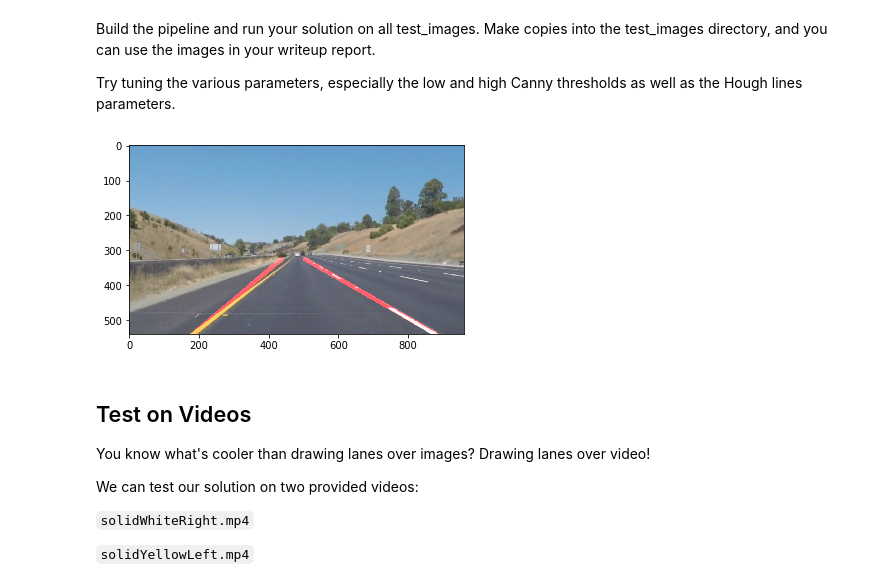
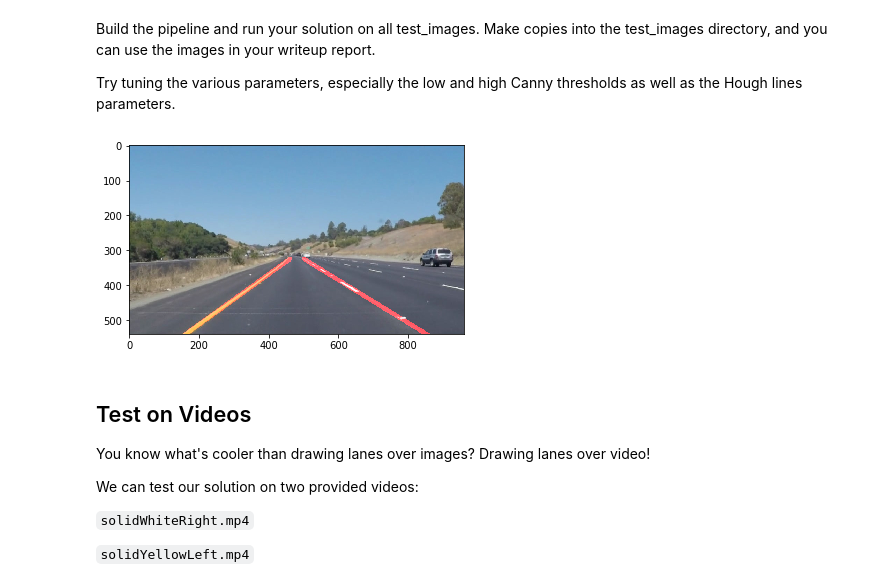
Before and after one commit to baninho/CarND-P1, a Jupyter notebook: P1.ipynb, the cells around one changed output. Saved outputs shown, nothing was run; the diff lists cells and outputs as text; code cells hidden in the pictures.

```diff
--- a/P1.ipynb
+++ b/P1.ipynb
@@ -293,43 +293,43 @@ def mark_lanes(img, lines):
         right_line_old = [rx1,ry1,rx2,ry2]
 
     # discard outliers and filter
-    if np.linalg.norm(np.subtract([lx1,ly1,lx2,ly2], left_line_old)) > 300:
+    if np.linalg.norm(np.subtract([lx1,ly1,lx2,ly2], left_line_old)) > 200:
         left_line = left_line_old
     else:
         left_line = np.multiply(k, [lx1,ly1,lx2,ly2]) + np.multiply((1-k), left_line_old)
-    if np.linalg.norm(np.subtract([lx1,ly1,lx2,ly2], right_line_old)) > 300:
+    if np.linalg.norm(np.subtract([rx1,ry1,rx2,ry2], right_line_old)) > 200:
         right_line = right_line_old
     else:
         right_line = np.multiply(k, [rx1,ry1,rx2,ry2]) + np.multiply((1-k), right_line_old)
 
 
     lines = np.array([[left_line], [right_line]]).astype('int32')
 
     # draw line img and return weighted
     line_img = np.zeros((img.shape[0], img.shape[1], 3), dtype=np.uint8)
     draw_lines(line_img, lines, thickness = 12)
     img = weighted_img(img, line_img)
 
     return img
 
 def _prc(img):
     ## helper function for loop over test images
     _img = img.copy
     _img, lines = detect_lines(img)
     _img = mark_lanes(img, lines)
     return lines, _img
 
 # plot a test image
-image = mpimg.imread('test_images/whiteCarLaneSwitch.jpg')
+image = mpimg.imread('test_images/solidYellowCurve.jpg')
 plt.imshow(mark_lanes(image, detect_lines(image)[1]))
 #plt.imshow(detect_lines(image)[0])
 
 # loop over test images
 for file in os.listdir("test_images/"):
     image = mpimg.imread('test_images/' + file)
     #mpimg.imsave("test_images/" + os.path.splitext(file)[0] + "_annotated" + os.path.splitext(file)[1], _prc(image)[1])
 # %% [output]
-[figure, old version]
+[figure, new version]
 # %% [markdown]
 ## Test on Videos
 
```
Also changed, not shown: parts of 3 cells of this notebook, 3 other files.
